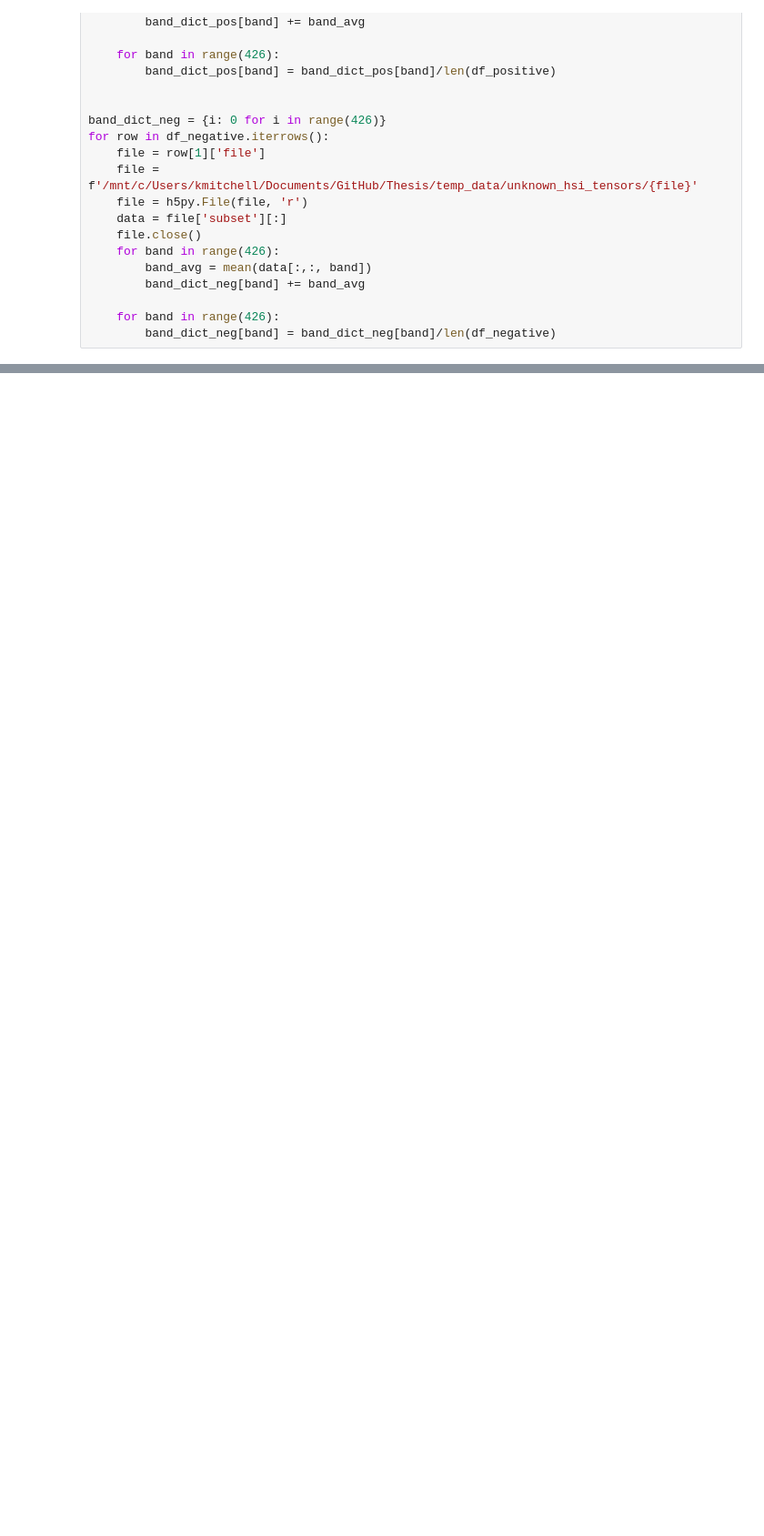
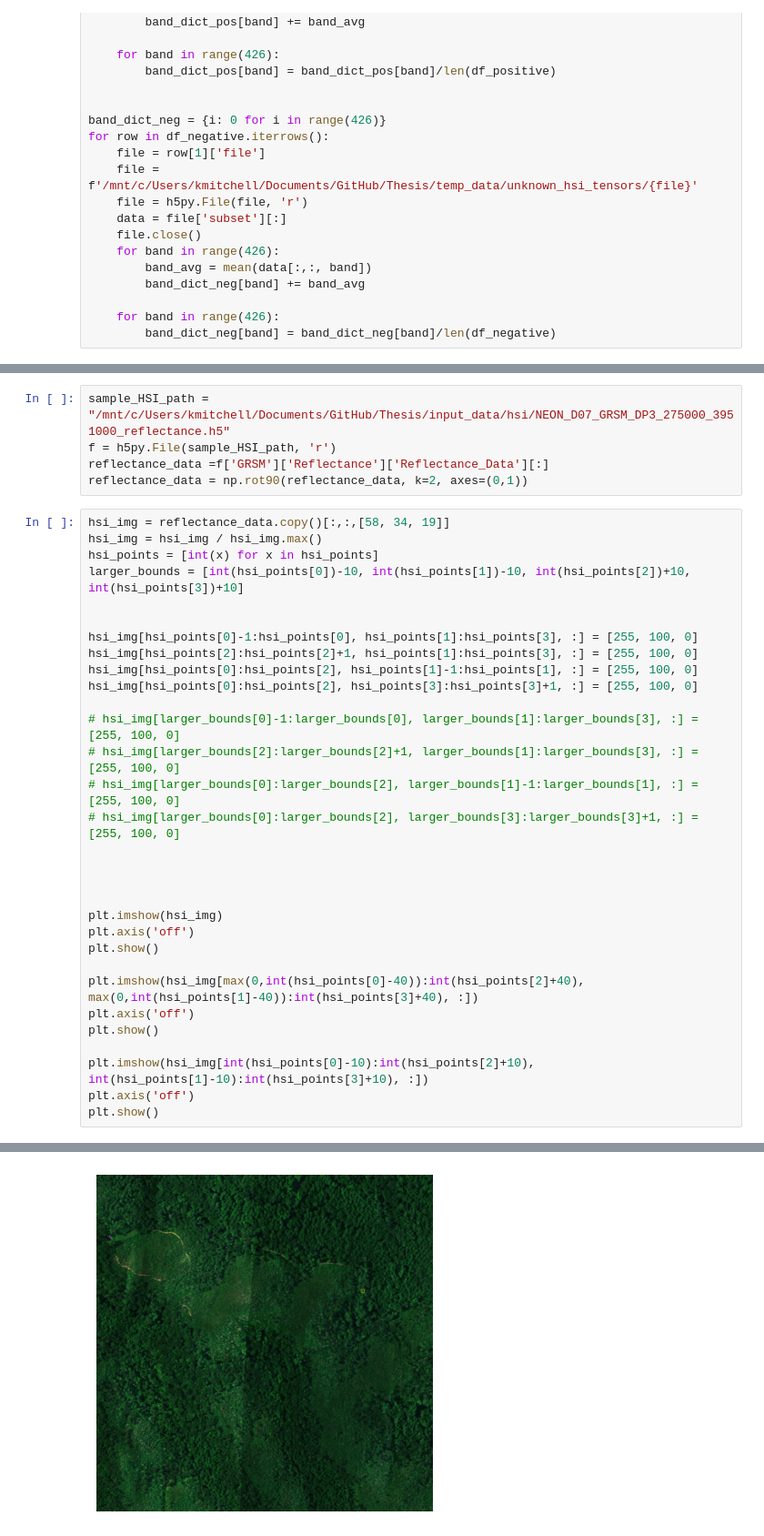
Before and after one commit to Kenneth-Mitchell/HMC-Thesis, a Jupyter notebook: scripts/figures.ipynb, the cells around one changed output, grey strips where cells are left out. Shown at 91% size. Saved outputs shown, nothing was run; the diff lists cells and outputs as text; blank space fills up the shorter version.

```diff
--- a/scripts/figures.ipynb
+++ b/scripts/figures.ipynb
@@ -187,0 +389,37 @@ array([[841, 836, 750, 760, 777, 703],
+# %%
+sample_HSI_path = "/mnt/c/Users/kmitchell/Documents/GitHub/Thesis/input_data/hsi/NEON_D07_GRSM_DP3_275000_3951000_reflectance.h5"
+f = h5py.File(sample_HSI_path, 'r')
+reflectance_data =f['GRSM']['Reflectance']['Reflectance_Data'][:]
+reflectance_data = np.rot90(reflectance_data, k=2, axes=(0,1))
+# %%
+hsi_img = reflectance_data.copy()[:,:,[58, 34, 19]]
+hsi_img = hsi_img / hsi_img.max()
+hsi_points = [int(x) for x in hsi_points]
+larger_bounds = [int(hsi_points[0])-10, int(hsi_points[1])-10, int(hsi_points[2])+10, int(hsi_points[3])+10]
+
+
+hsi_img[hsi_points[0]-1:hsi_points[0], hsi_points[1]:hsi_points[3], :] = [255, 100, 0]
+hsi_img[hsi_points[2]:hsi_points[2]+1, hsi_points[1]:hsi_points[3], :] = [255, 100, 0]
+hsi_img[hsi_points[0]:hsi_points[2], hsi_points[1]-1:hsi_points[1], :] = [255, 100, 0]
+hsi_img[hsi_points[0]:hsi_points[2], hsi_points[3]:hsi_points[3]+1, :] = [255, 100, 0]
+
+# hsi_img[larger_bounds[0]-1:larger_bounds[0], larger_bounds[1]:larger_bounds[3], :] = [255, 100, 0]
+# hsi_img[larger_bounds[2]:larger_bounds[2]+1, larger_bounds[1]:larger_bounds[3], :] = [255, 100, 0]
+# hsi_img[larger_bounds[0]:larger_bounds[2], larger_bounds[1]-1:larger_bounds[1], :] = [255, 100, 0]
+# hsi_img[larger_bounds[0]:larger_bounds[2], larger_bounds[3]:larger_bounds[3]+1, :] = [255, 100, 0]
+
+
+
+
+plt.imshow(hsi_img)
+plt.axis('off')
+plt.show()
+
+plt.imshow(hsi_img[max(0,int(hsi_points[0]-40)):int(hsi_points[2]+40), max(0,int(hsi_points[1]-40)):int(hsi_points[3]+40), :])
+plt.axis('off')
+plt.show()
+
+plt.imshow(hsi_img[int(hsi_points[0]-10):int(hsi_points[2]+10), int(hsi_points[1]-10):int(hsi_points[3]+10), :])
+plt.axis('off')
+plt.show()
+# %% [output]
@@ -187,0 +427 @@ array([[841, 836, 750, 760, 777, 703],
+[figure, added]
```
Also changed, not shown: parts of 16 cells of this notebook, 1 other file.
